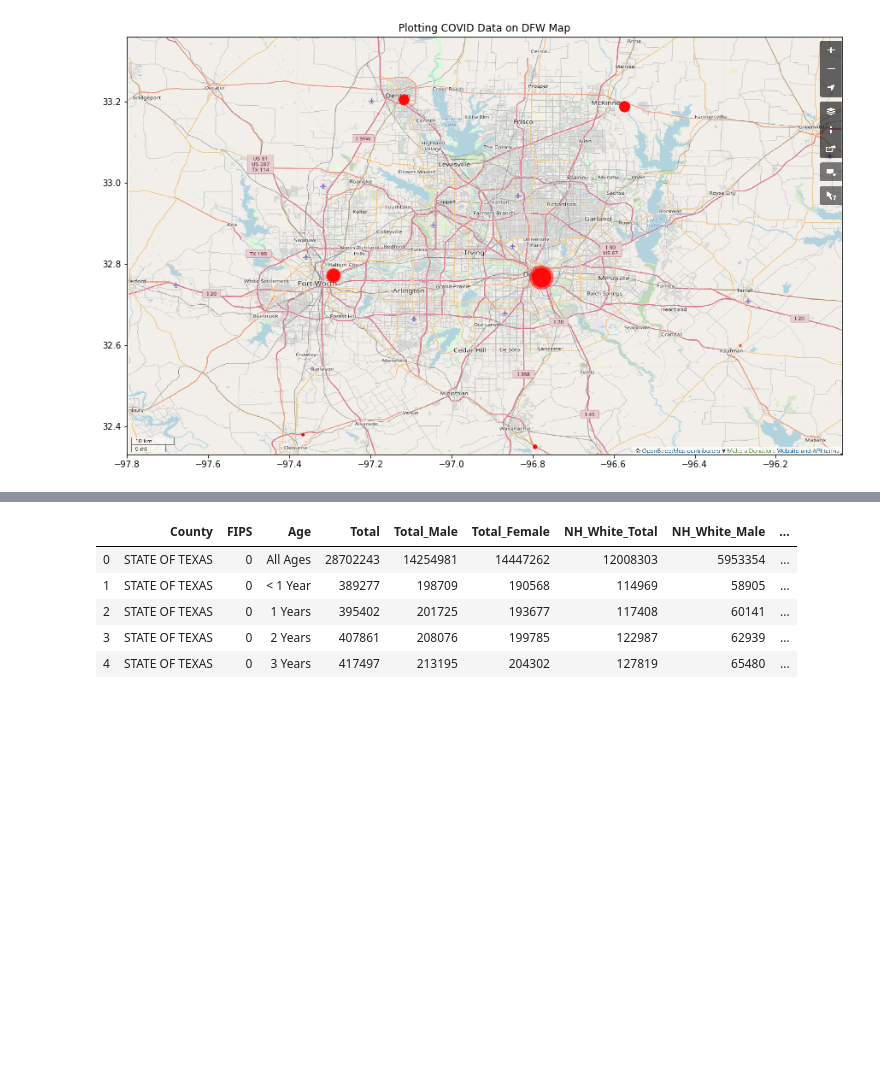
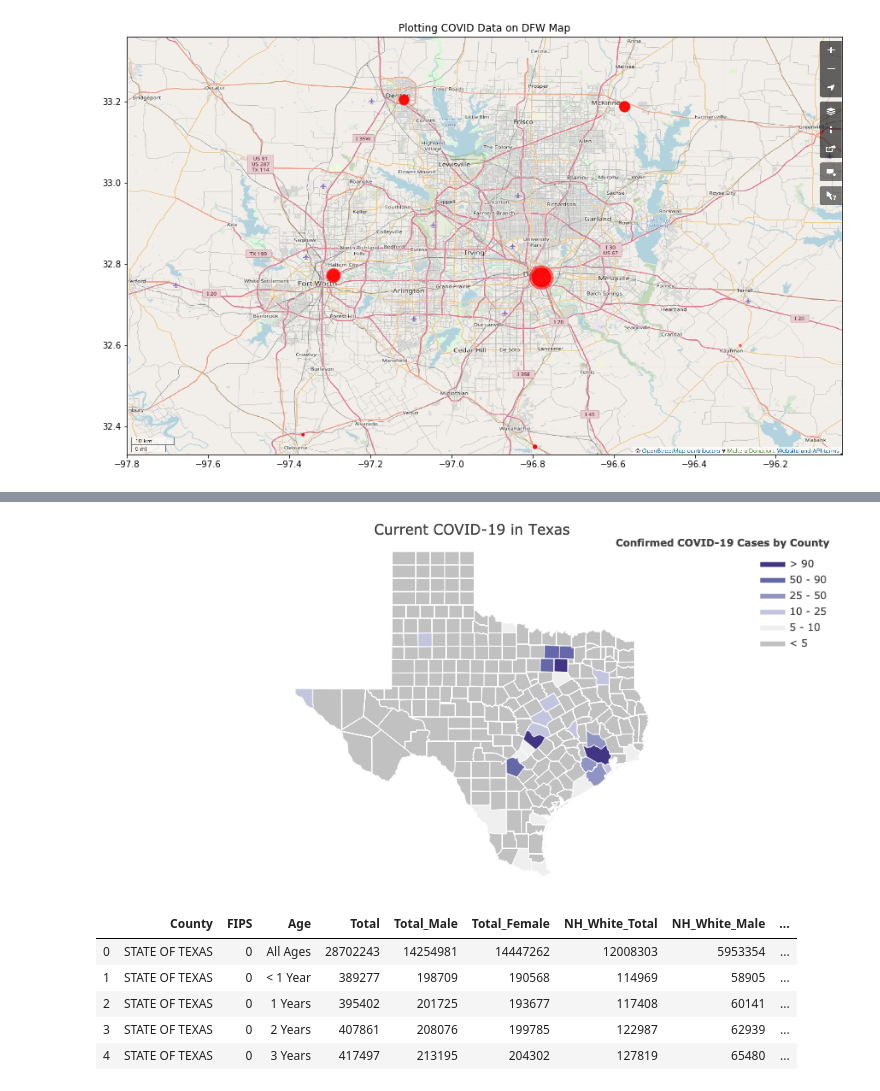
Before and after one commit to kunalrye/COVID19, a Jupyter notebook: COVID19.ipynb, the cells around one changed output, grey strips where cells are left out. Saved outputs shown, nothing was run; the diff lists cells and outputs as text; code cells hidden in the pictures; blank space fills up the shorter version.

Commit message:
updated inline charts

```diff
--- a/COVID19.ipynb
+++ b/COVID19.ipynb
@@ -87,6 +87,8 @@ ax.imshow(dfw, zorder=0, extent = BBox, aspect= 'equal')
 # %%
 import plotly
 import plotly.figure_factory as ff
+import plotly.io as pio
+from IPython.display import Image
 
 
 confirmed_cases = jhu_tx_data['Confirmed'].tolist()
@@ -108,5 +110,6 @@ fig = ff.create_choropleth(
     legend_title='Confirmed COVID-19 Cases by County', title='Current COVID-19 in Texas'
 )
 fig.layout.template = None
-fig.show()
+# fig.show()
+Image(pio.to_image(fig, format='png'))
 # %% [output]
@@ -114,3 +116,4 @@ fig.show()
+[figure, added]
 # %%
 county = pd.read_csv('alldata.csv')
 # %%
```
Also changed, not shown: parts of 2 cells of this notebook.
